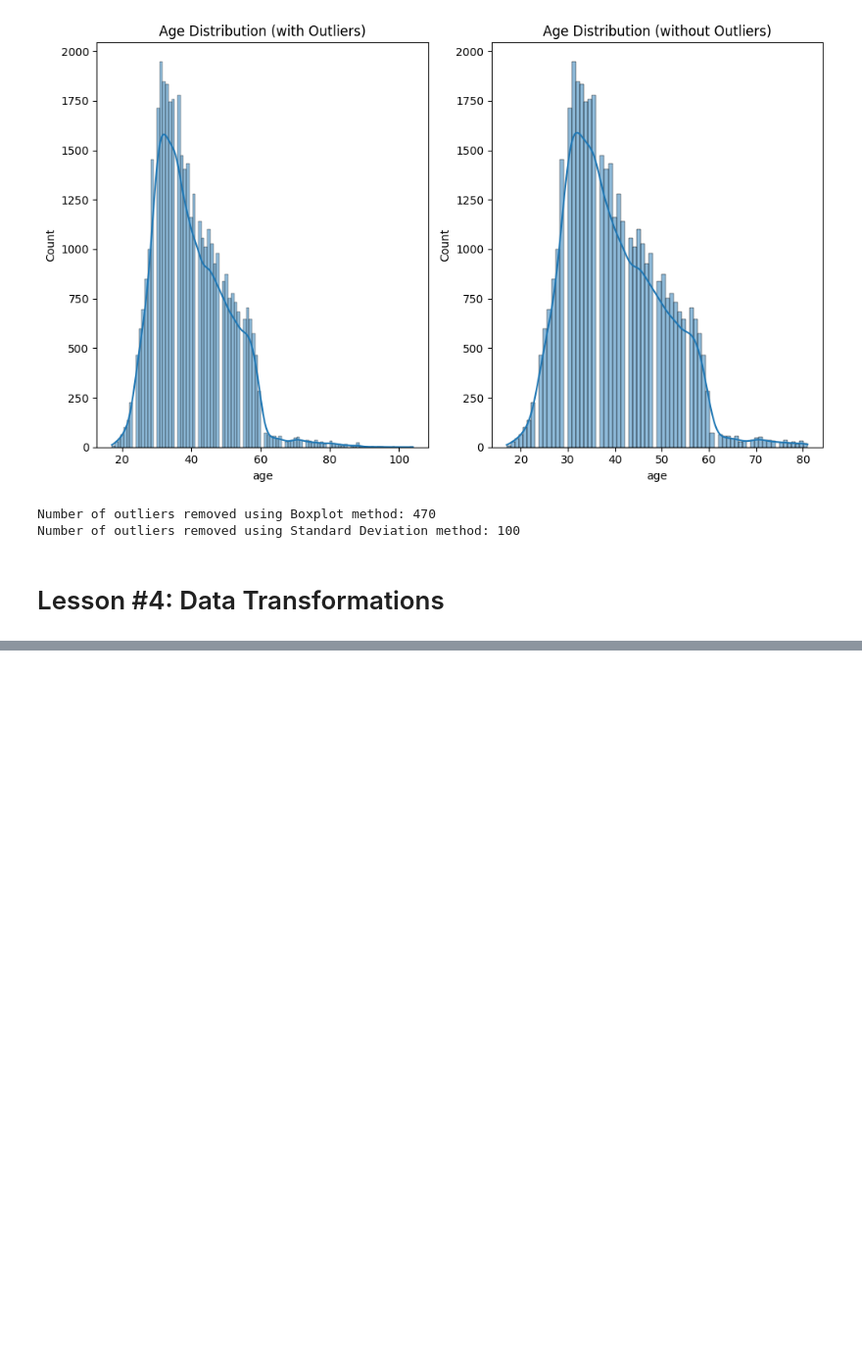
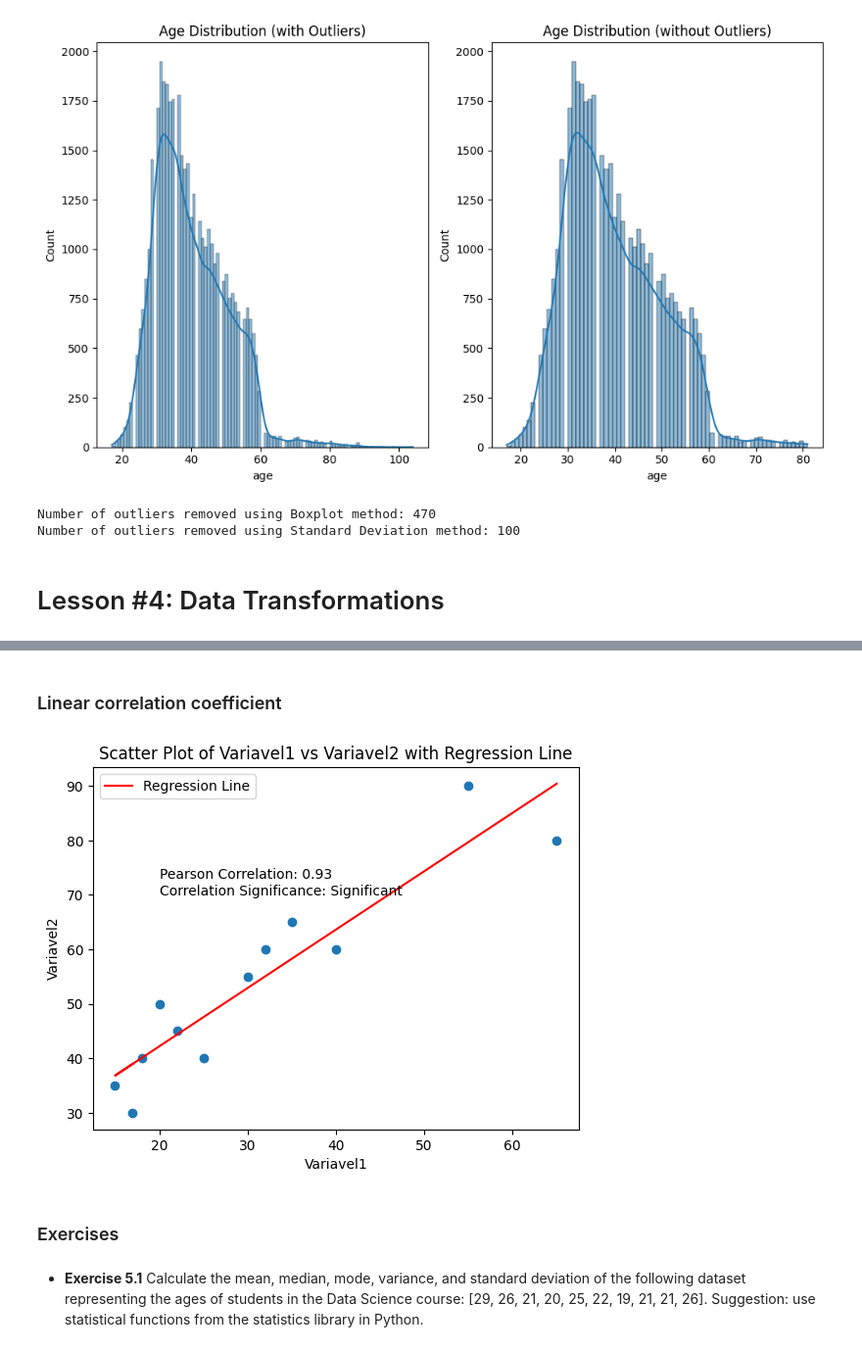
Before and after one commit to miguelcaldeiraa/Analysis-and-Prediction-of-Diamond-Prices, a Jupyter notebook: Data_Modeling.ipynb, the cells around one changed output, grey strips where cells are left out. Shown: that part at 98% size. Saved outputs shown, nothing was run; the diff lists cells and outputs as text; code cells hidden in the pictures; blank space fills up the shorter version.

Commit message:
Lesson #4: Data Transformations and Lesson #5: Exploratory Data Analysis

```diff
--- a/Data_Modeling.ipynb
+++ b/Data_Modeling.ipynb
@@ -969,0 +1492,51 @@ Number of outliers removed using Standard Deviation method: 100
+# %% [markdown]
+### Linear correlation coefficient
+# %%
+import numpy as np
+import pandas as pd
+import scipy.stats
+import matplotlib.pyplot as plt
+from sklearn.linear_model import LinearRegression
+
+# Synthetic data
+variavel1 = [17, 15, 18, 20, 22, 25, 30, 32, 35, 40, 55, 65]
+variavel2 = [30, 35, 40, 50, 45, 40, 55, 60, 65, 60, 90, 80]
+
+# Create a DataFrame
+df = pd.DataFrame({'Variavel1': variavel1, 'Variavel2': variavel2})
+
+# Calculate the regression line
+model = LinearRegression().fit(np.array(variavel1).reshape(-1, 1), variavel2)
+slope = model.coef_[0]
+intercept = model.intercept_
+
+# Correlation analysis
+correlation = df.corr().iloc[0, 1]  # Pearson correlation coefficient
+n = len(df)  # Number of observations
+alpha = 0.05  # Significance level
+
+# Calculate t-statistic and p-value for significance test
+t_statistic, p_value = scipy.stats.pearsonr(variavel1, variavel2)
+
+# Determine if the correlation is significant
+if p_value < alpha:
+    correlation_significance = "Significant"
+else:
+    correlation_significance = "Not Significant"
+
+# Scatter plot with regression line and correlation coefficient
+plt.scatter(variavel1, variavel2)
+plt.plot(variavel1, slope * np.array(variavel1) + intercept, color='red', label='Regression Line')  # Plot regression line
+plt.text(20, 70, f'Pearson Correlation: {correlation:.2f}\nCorrelation Significance: {correlation_significance}', fontsize=10)
+plt.title('Scatter Plot of Variavel1 vs Variavel2 with Regression Line')
+plt.xlabel('Variavel1')
+plt.ylabel('Variavel2')
+plt.legend()
+plt.grid(False)
+plt.show()
+# %% [output]
+[figure, added]
+# %% [markdown]
+### Exercises
+# %% [markdown]
+- **Exercise 5.1** Calculate the mean, median, mode, variance, and standard deviation of the following dataset representing the ages of students in the Data Science course: [29, 26, 21, 20, 25, 22, 19, 21, 21, 26]. Suggestion: use statistical functions from the statistics library in Python.
```
Also changed, not shown: parts of 46 cells of this notebook.
